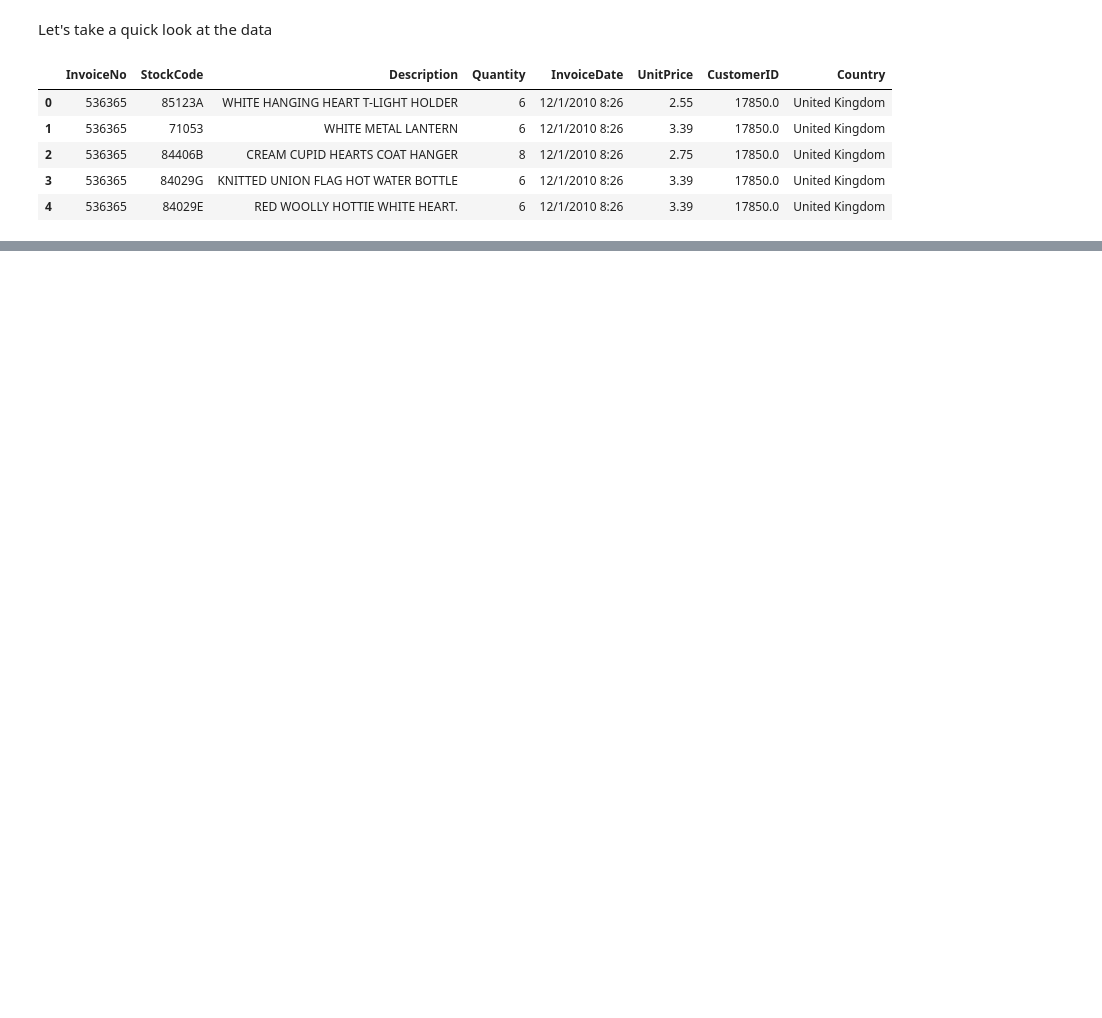
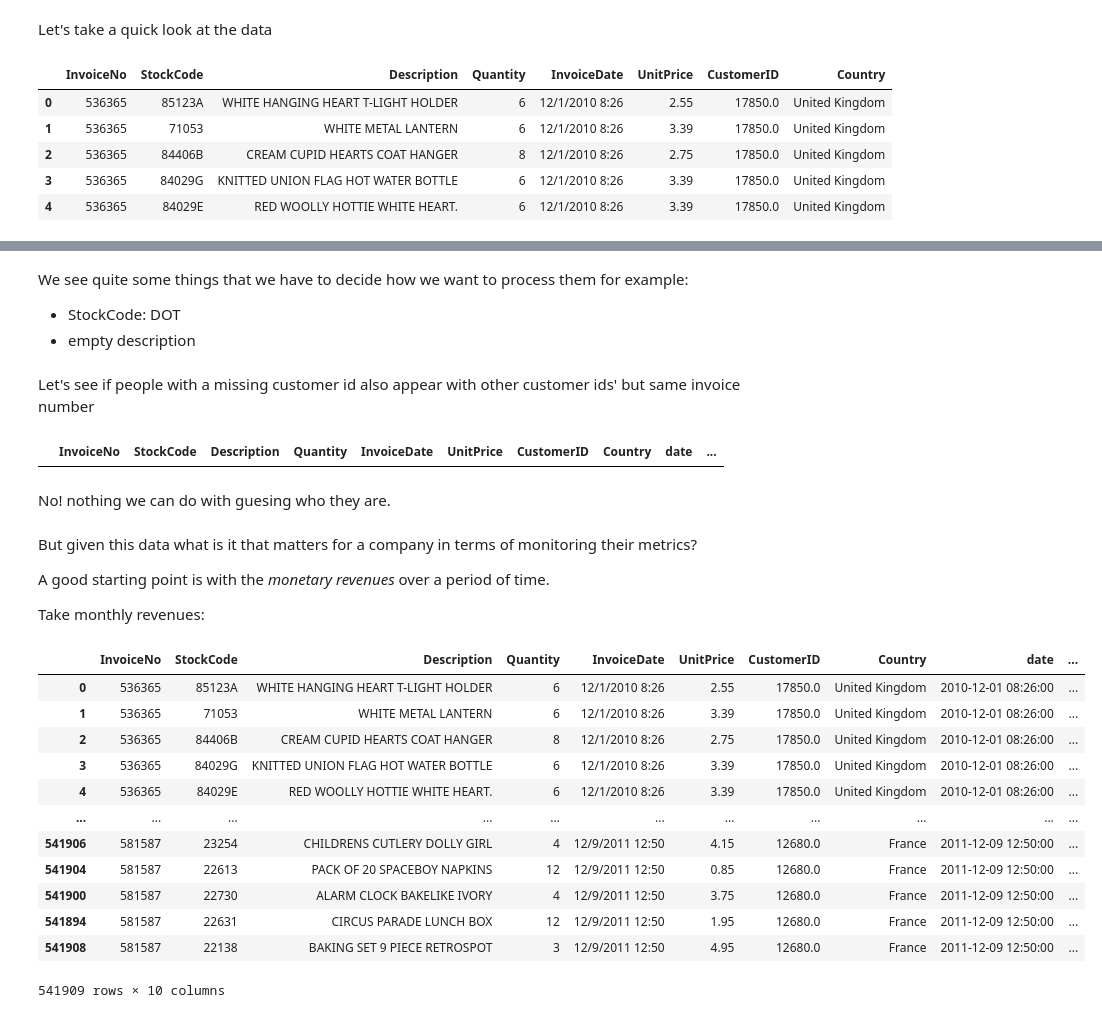
Before and after one commit to 56592aya/retail_crm, a Jupyter notebook: notebooks/exploration.ipynb, the cells around one changed output, grey strips where cells are left out. Cells and saved outputs as stored; diff of their text form; code cells hidden in the pictures; blank space fills up the shorter version.

```diff
--- a/notebooks/exploration.ipynb
+++ b/notebooks/exploration.ipynb
@@ -17,0 +91,37 @@ data.head()
+# %% [markdown]
+We see quite some things that we have to decide how we want to process them for example:
+- StockCode: DOT
+- empty description
+# %% [markdown]
+Let's see if people with a missing customer id also appear with other customer ids' but same invoice number
+# %%
+unique_invoiced_missing_customers = df.loc[pd.isna(df['customer_id'])]['InvoiceNo'].unique()
+df.loc[(df['InvoiceNo'].isin(unique_invoiced_missing_customers)) & (pd.notna(df['customer_id']))]
+# %% [output]
+|  | InvoiceNo | StockCode | Description | Quantity | InvoiceDate | UnitPrice | CustomerID | Country | date | ... |
+# %% [markdown]
+No! nothing we can do with guesing who they are.
+# %% [markdown]
+But given this data what is it that matters for a company in terms of monitoring their metrics?
+
+A good starting point is with the *monetary revenues* over a period of time.
+
+Take monthly revenues:
+# %%
+# first sort df by date
+df = df.sort_values(by='date')
+df
+# %% [output]
+|  | InvoiceNo | StockCode | Description | Quantity | InvoiceDate | UnitPrice | CustomerID | Country | date | ... |
+| 0 | 536365 | 85123A | WHITE HANGING HEART T-LIGHT HOLDER | 6 | 12/1/2010 8:26 | 2.55 | 17850.0 | United Kingdom | 2010-12-01 08:26:00 | ... |
+| 1 | 536365 | 71053 | WHITE METAL LANTERN | 6 | 12/1/2010 8:26 | 3.39 | 17850.0 | United Kingdom | 2010-12-01 08:26:00 | ... |
+| 2 | 536365 | 84406B | CREAM CUPID HEARTS COAT HANGER | 8 | 12/1/2010 8:26 | 2.75 | 17850.0 | United Kingdom | 2010-12-01 08:26:00 | ... |
+| 3 | 536365 | 84029G | KNITTED UNION FLAG HOT WATER BOTTLE | 6 | 12/1/2010 8:26 | 3.39 | 17850.0 | United Kingdom | 2010-12-01 08:26:00 | ... |
+| 4 | 536365 | 84029E | RED WOOLLY HOTTIE WHITE HEART. | 6 | 12/1/2010 8:26 | 3.39 | 17850.0 | United Kingdom | 2010-12-01 08:26:00 | ... |
+| ... | ... | ... | ... | ... | ... | ... | ... | ... | ... | ... |
+| 541906 | 581587 | 23254 | CHILDRENS CUTLERY DOLLY GIRL | 4 | 12/9/2011 12:50 | 4.15 | 12680.0 | France | 2011-12-09 12:50:00 | ... |
+| 541904 | 581587 | 22613 | PACK OF 20 SPACEBOY NAPKINS | 12 | 12/9/2011 12:50 | 0.85 | 12680.0 | France | 2011-12-09 12:50:00 | ... |
+| 541900 | 581587 | 22730 | ALARM CLOCK BAKELIKE IVORY | 4 | 12/9/2011 12:50 | 3.75 | 12680.0 | France | 2011-12-09 12:50:00 | ... |
+| 541894 | 581587 | 22631 | CIRCUS PARADE LUNCH BOX | 12 | 12/9/2011 12:50 | 1.95 | 12680.0 | France | 2011-12-09 12:50:00 | ... |
+| 541908 | 581587 | 22138 | BAKING SET 9 PIECE RETROSPOT | 3 | 12/9/2011 12:50 | 4.95 | 12680.0 | France | 2011-12-09 12:50:00 | ... |
+541909 rows × 10 columns
```
Also changed, not shown: parts of 19 cells of this notebook.
